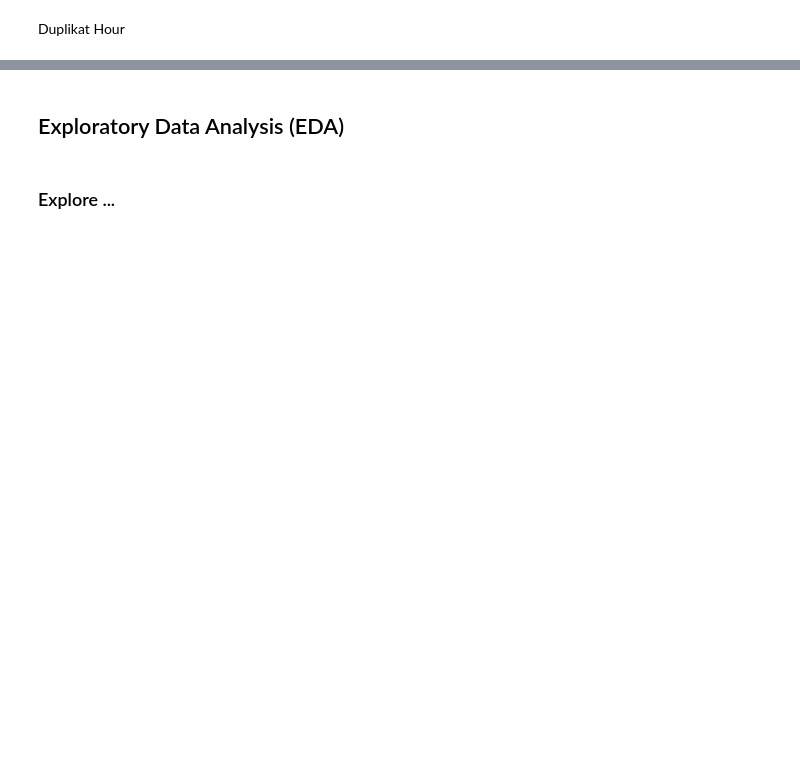
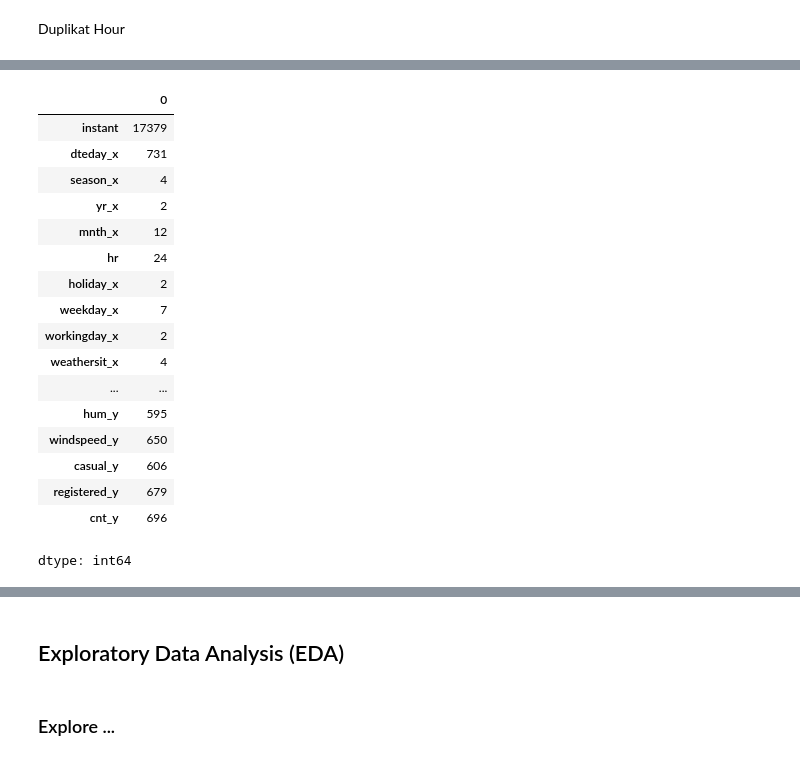
Before and after one commit to rifkurniawan-dev/projek_arif, a Jupyter notebook: Proyek_Analisis_Data_Arif.ipynb, the cells around one changed output, grey strips where cells are left out. Cells and saved outputs as stored; diff of their text form; code cells hidden in the pictures; blank space fills up the shorter version.

```diff
--- a/Proyek_Analisis_Data_Arif.ipynb
+++ b/Proyek_Analisis_Data_Arif.ipynb
@@ -191,0 +281,21 @@ jumlah duplikasi:  0
+# %%
+day_hour_df.nunique()
+# %% [output]
+|  | 0 |
+| instant | 17379 |
+| dteday_x | 731 |
+| season_x | 4 |
+| yr_x | 2 |
+| mnth_x | 12 |
+| hr | 24 |
+| holiday_x | 2 |
+| weekday_x | 7 |
+| workingday_x | 2 |
+| weathersit_x | 4 |
+| ... | ... |
+| hum_y | 595 |
+| windspeed_y | 650 |
+| casual_y | 606 |
+| registered_y | 679 |
+| cnt_y | 696 |
+dtype: int64
```
Also changed, not shown: parts of 21 cells of this notebook.
